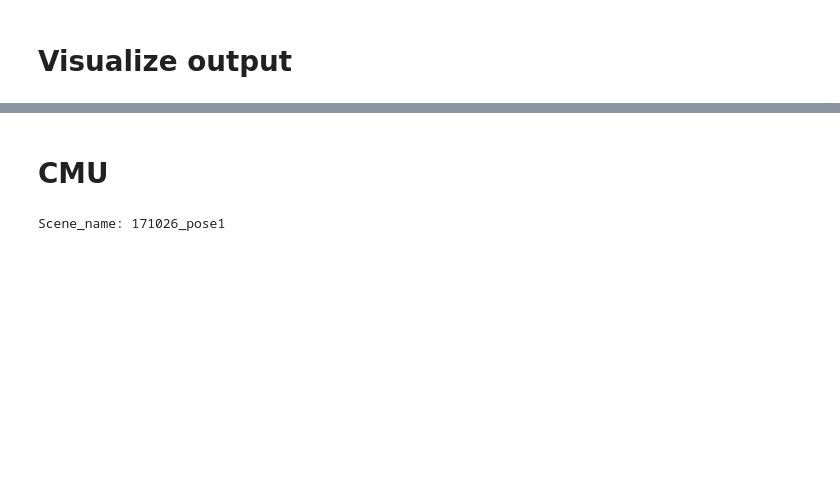
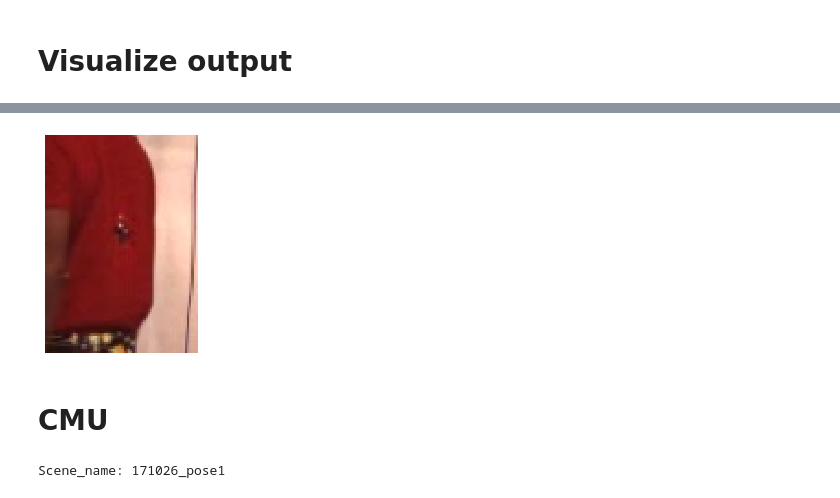
Before and after one commit to blufzzz/learnable-triangulation-pytorch, a Jupyter notebook: debug datasets.ipynb, the cells around one changed output, grey strips where cells are left out. Drawn from its saved outputs; the diff is of its cells as text; code cells hidden in the pictures; blank space fills up the shorter version.

```diff
--- a/debug datasets.ipynb
+++ b/debug datasets.ipynb
@@ -554,3 +654,9 @@ start_frame_indexes, stop_frame_indxs=get_start_stop_frame_indxs(labels)
+# %%
+plt.imshow(image[75:175,200:270])
+plt.axis('off')
+plt.show()
+# %% [output]
+[figure, added]
 # %% [markdown]
 # CMU
 # %%
```
Also changed, not shown: parts of 16 cells of this notebook, 29 other files.
